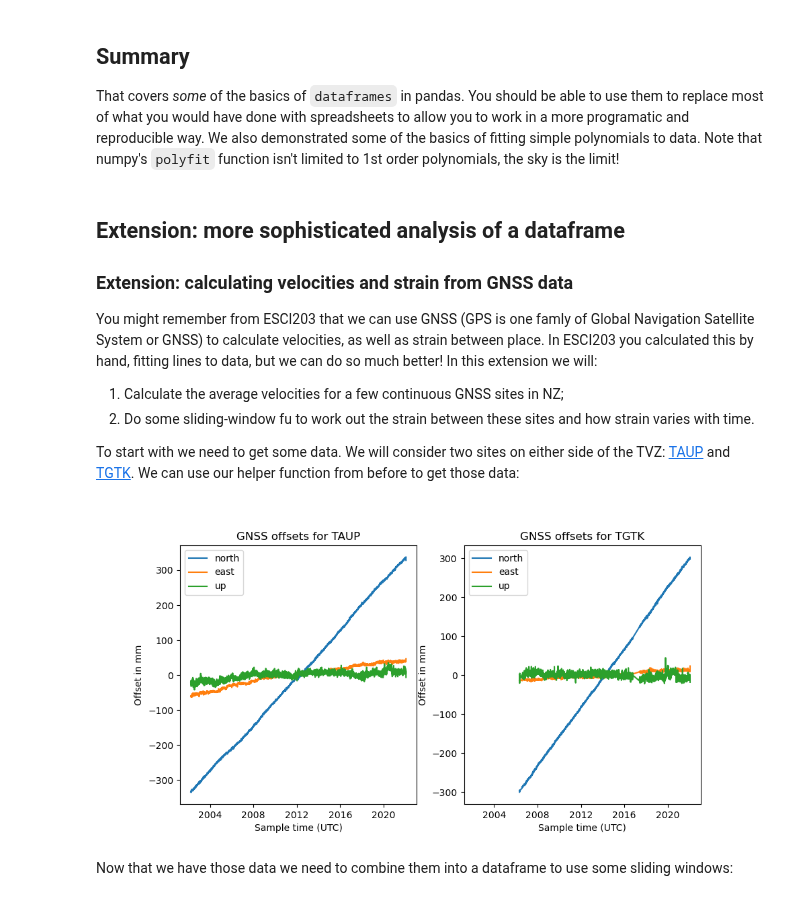
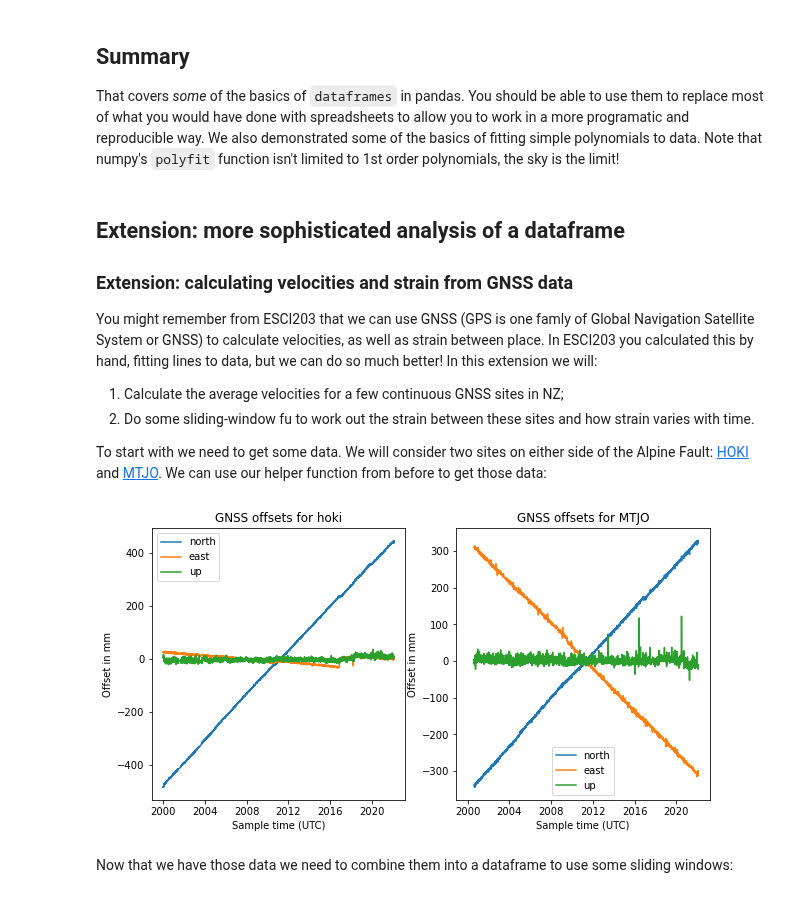
Before and after one commit to calum-chamberlain/ESCI451-Python, a Jupyter notebook: ESCI451_Module_3A.ipynb, the cells around one changed output. Drawn from its saved outputs; the diff is of its cells as text; code cells hidden in the pictures.

Commit message:
Start AF GNS example

```diff
--- a/ESCI451_Module_3A.ipynb
+++ b/ESCI451_Module_3A.ipynb
@@ -463,26 +465,26 @@ You might remember from ESCI203 that we can use GNSS (GPS is one famly of Global
 1. Calculate the average velocities for a few continuous GNSS sites in NZ;
 2. Do some sliding-window fu to work out the strain between these sites and how strain varies with time.
 
-To start with we need to get some data. We will consider two sites on either side of the TVZ: [TAUP](https://www.geonet.org.nz/data/network/mark/TAUP) and [TGTK](https://www.geonet.org.nz/data/network/mark/TGTK). We can use our helper function from before to get those data:
+To start with we need to get some data. We will consider two sites on either side of the Alpine Fault: [HOKI](https://www.geonet.org.nz/data/network/mark/HOKI) and [MTJO](https://www.geonet.org.nz/data/network/mark/MTJO). We can use our helper function from before to get those data:
 # %%
 from helpers.get_data import get_gnss_for_station
 
-taup = get_gnss_for_station("TAUP")
-tgtk = get_gnss_for_station("TGTK")
+hoki = get_gnss_for_station("HOKI")
+mtjo = get_gnss_for_station("MTJO")
 # %%
 fig, axes = plt.subplots(ncols=2, figsize=(10, 5), sharex=True)
 
-for component in ["north", "east", "up"]:
-    axes[0].plot(taup["time"], taup[component], label=component)
-    axes[1].plot(tgtk["time"], tgtk[component], label=component)
-for ax, station in zip(axes, ["TAUP", "TGTK"]):
+for component in ["east", "east", "up"]:
+    axes[0].plot(hoki["time"], hoki[component], label=component)
+    axes[1].plot(mtjo["time"], mtjo[component], label=component)
+for ax, station in zip(axes, ["hoki", "MTJO"]):
     ax.set_xlabel("Sample time (UTC)")
     ax.set_ylabel("Offset in mm")
     ax.set_title(f"GNSS offsets for {station}")
     ax.legend()
 plt.show()
 # %% [output]
-[figure, old version]
+[figure, new version]
 # %% [markdown]
 Now that we have those data we need to combine them into a dataframe to use some sliding windows:
 # %%
```
Also changed, not shown: parts of 28 cells of this notebook.
